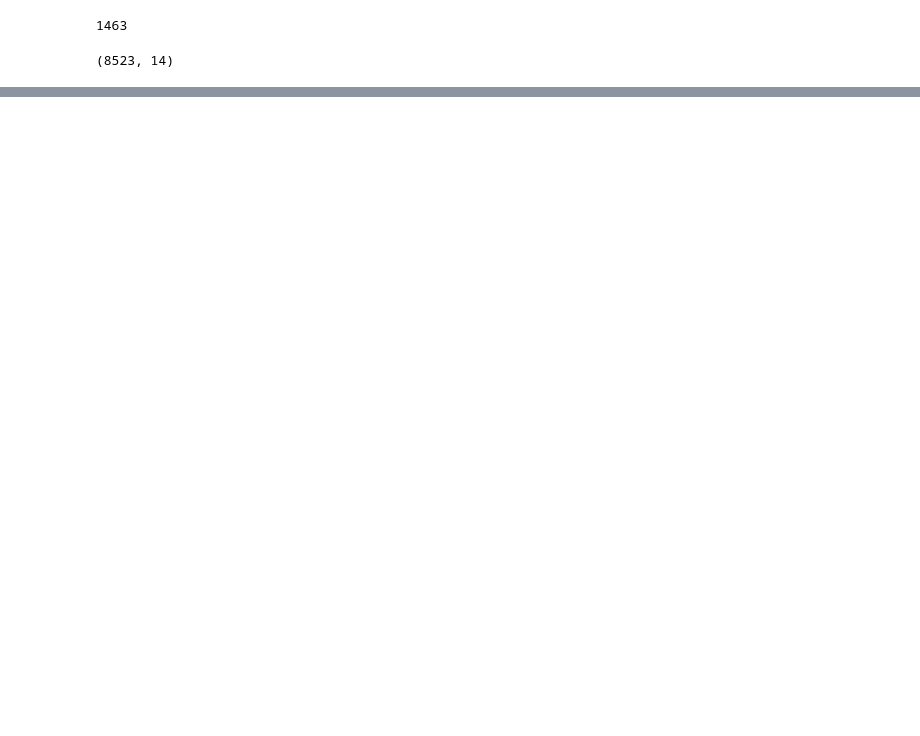
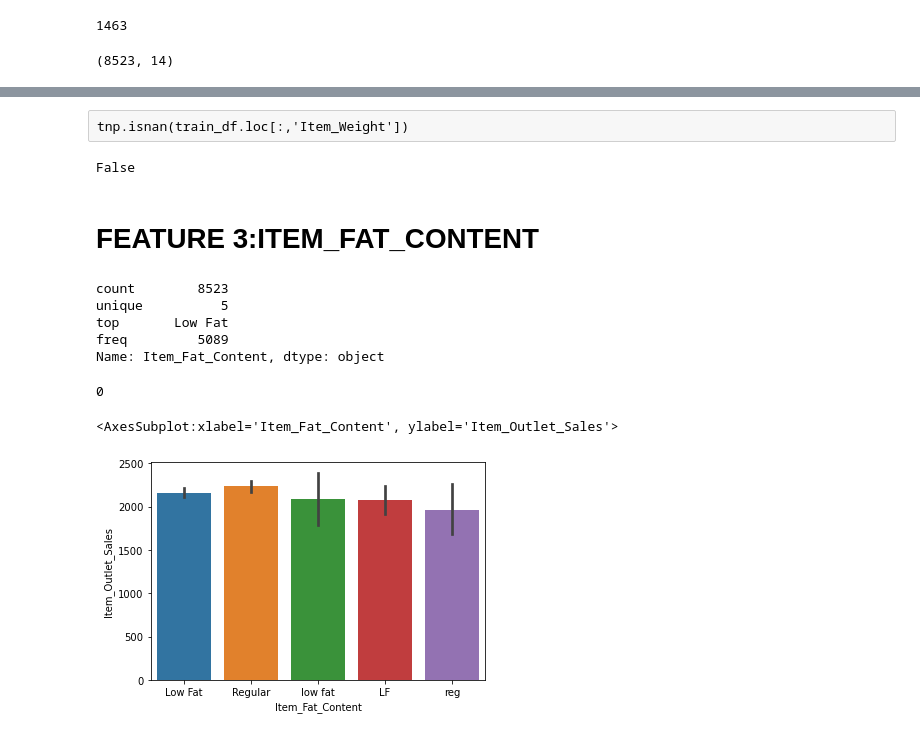
Before and after one commit to AbhineetAman/Python-Projects, a Jupyter notebook: Stores.Sales.Prediction/Untitled.ipynb, the cells around one changed output, grey strips where cells are left out. Drawn from its saved outputs; the diff is of its cells as text; code cells hidden in the pictures; blank space fills up the shorter version.

```diff
--- a/Stores.Sales.Prediction/Untitled.ipynb
+++ b/Stores.Sales.Prediction/Untitled.ipynb
@@ -173,7 +175,7 @@ Name: Item_Identifier_initials_2, Length: 71, dtype: int64
 
 train_df["Item_Identifier_initials"]=train_df["Item_Identifier"].str[:2]
 # %%
-train_df["Item_Identifier_initials"]=.value_counts()
+train_df["Item_Identifier_initials"].value_counts()
 # %% [output]
 FD    6125
 NC    1599
@@ -212,0 +300,2 @@ train_df.shape
+# %%
+train_df=train_df[(train_df.Item_Identifier != 'FDE52') & (train_df.Item_Identifier != 'FDK57') & (train_df.Item_Identifier != 'FDN52') & (train_df.Item_Identifier != 'FDQ60')]
@@ -212,0 +378,25 @@ train_df.shape
+# %% [raw]
+tnp.isnan(train_df.loc[:,'Item_Weight'])
+# %%
+pd.isnull(train_df["Item_Weight"][9])
+# %% [output]
+False
+# %% [markdown]
+# FEATURE 3:ITEM_FAT_CONTENT
+# %%
+train_df["Item_Fat_Content"].describe()
+# %% [output]
+count        8523
+unique          5
+top       Low Fat
+freq         5089
+Name: Item_Fat_Content, dtype: object
+# %%
+train_df["Item_Fat_Content"].isnull().sum()
+# %% [output]
+0
+# %%
+sns.barplot(x='Item_Fat_Content',y='Item_Outlet_Sales',data=train_df)
+# %% [output]
+<AxesSubplot:xlabel='Item_Fat_Content', ylabel='Item_Outlet_Sales'>
+[figure, added]
```
Also changed, not shown: parts of 29 cells of this notebook.
